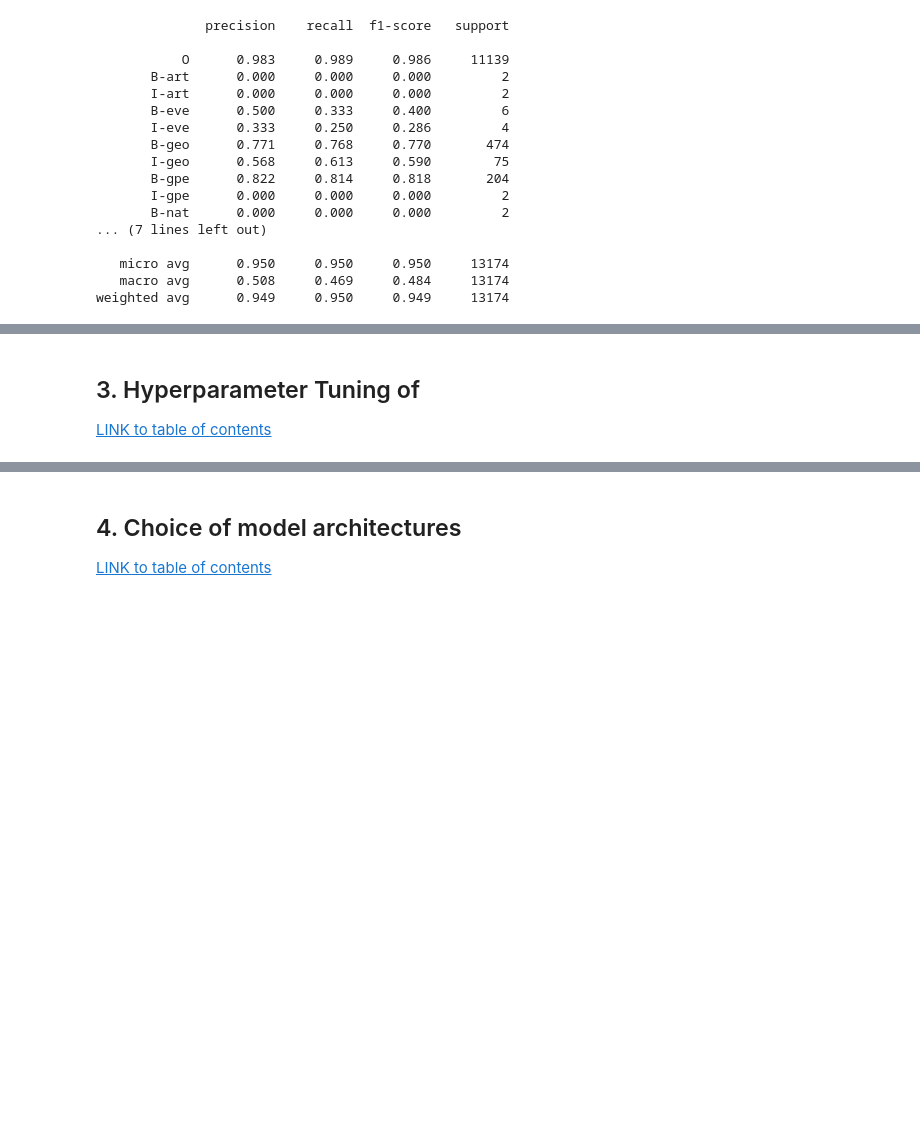
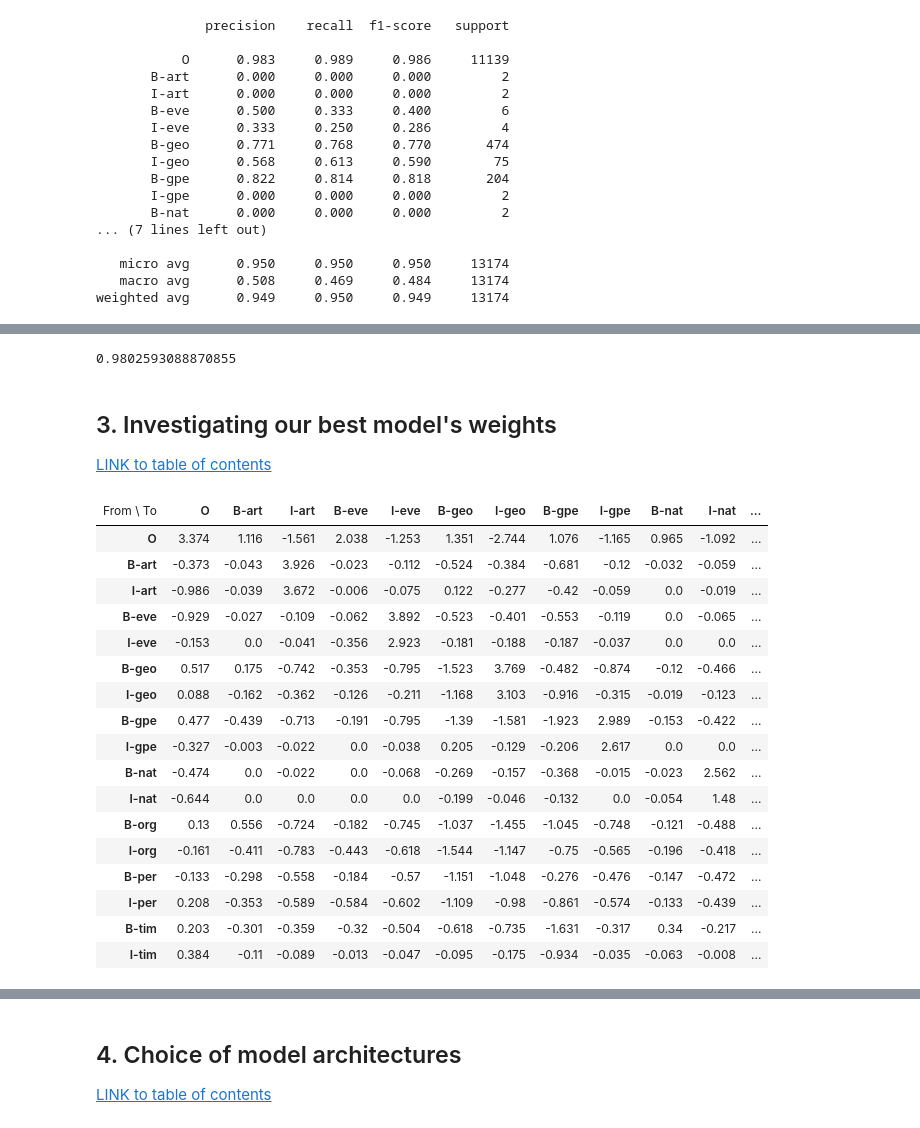
Before and after one commit to Ioana-P/Named_Entity_Recog_project, a Jupyter notebook: 2. Model_building_and_optimization.ipynb, the cells around one changed output, grey strips where cells are left out. Drawn from its saved outputs; the diff is of its cells as text; code cells hidden in the pictures; blank space fills up the shorter version.

```diff
--- a/2. Model_building_and_optimization.ipynb
+++ b/2. Model_building_and_optimization.ipynb
@@ -477,6 +539,32 @@ weighted avg      0.949     0.950     0.949     13174
+# %%
+# And our accuracy score
+best_crf.score(crf_features_train, crf_targets_train)
+# %% [output]
+0.9802593088870855
 # %% [markdown]
 <a id=ttsplit ><a/>
 
-## 3. Hyperparameter Tuning of
+## 3. Investigating our best model's weights
 
 [LINK to table of contents](#contents)
+# %%
+eli5.show_weights(best_crf, top=30)
+# %% [output]
+| From \ To | O | B-art | I-art | B-eve | I-eve | B-geo | I-geo | B-gpe | I-gpe | B-nat | I-nat | ... |
+| O | 3.374 | 1.116 | -1.561 | 2.038 | -1.253 | 1.351 | -2.744 | 1.076 | -1.165 | 0.965 | -1.092 | ... |
+| B-art | -0.373 | -0.043 | 3.926 | -0.023 | -0.112 | -0.524 | -0.384 | -0.681 | -0.12 | -0.032 | -0.059 | ... |
+| I-art | -0.986 | -0.039 | 3.672 | -0.006 | -0.075 | 0.122 | -0.277 | -0.42 | -0.059 | 0.0 | -0.019 | ... |
+| B-eve | -0.929 | -0.027 | -0.109 | -0.062 | 3.892 | -0.523 | -0.401 | -0.553 | -0.119 | 0.0 | -0.065 | ... |
+| I-eve | -0.153 | 0.0 | -0.041 | -0.356 | 2.923 | -0.181 | -0.188 | -0.187 | -0.037 | 0.0 | 0.0 | ... |
+| B-geo | 0.517 | 0.175 | -0.742 | -0.353 | -0.795 | -1.523 | 3.769 | -0.482 | -0.874 | -0.12 | -0.466 | ... |
+| I-geo | 0.088 | -0.162 | -0.362 | -0.126 | -0.211 | -1.168 | 3.103 | -0.916 | -0.315 | -0.019 | -0.123 | ... |
+| B-gpe | 0.477 | -0.439 | -0.713 | -0.191 | -0.795 | -1.39 | -1.581 | -1.923 | 2.989 | -0.153 | -0.422 | ... |
+| I-gpe | -0.327 | -0.003 | -0.022 | 0.0 | -0.038 | 0.205 | -0.129 | -0.206 | 2.617 | 0.0 | 0.0 | ... |
+| B-nat | -0.474 | 0.0 | -0.022 | 0.0 | -0.068 | -0.269 | -0.157 | -0.368 | -0.015 | -0.023 | 2.562 | ... |
+| I-nat | -0.644 | 0.0 | 0.0 | 0.0 | 0.0 | -0.199 | -0.046 | -0.132 | 0.0 | -0.054 | 1.48 | ... |
+| B-org | 0.13 | 0.556 | -0.724 | -0.182 | -0.745 | -1.037 | -1.455 | -1.045 | -0.748 | -0.121 | -0.488 | ... |
+| I-org | -0.161 | -0.411 | -0.783 | -0.443 | -0.618 | -1.544 | -1.147 | -0.75 | -0.565 | -0.196 | -0.418 | ... |
+| B-per | -0.133 | -0.298 | -0.558 | -0.184 | -0.57 | -1.151 | -1.048 | -0.276 | -0.476 | -0.147 | -0.472 | ... |
+| I-per | 0.208 | -0.353 | -0.589 | -0.584 | -0.602 | -1.109 | -0.98 | -0.861 | -0.574 | -0.133 | -0.439 | ... |
+| B-tim | 0.203 | -0.301 | -0.359 | -0.32 | -0.504 | -0.618 | -0.735 | -1.631 | -0.317 | 0.34 | -0.217 | ... |
+| I-tim | 0.384 | -0.11 | -0.089 | -0.013 | -0.047 | -0.095 | -0.175 | -0.934 | -0.035 | -0.063 | -0.008 | ... |
```
Also changed, not shown: parts of 10 cells of this notebook.
